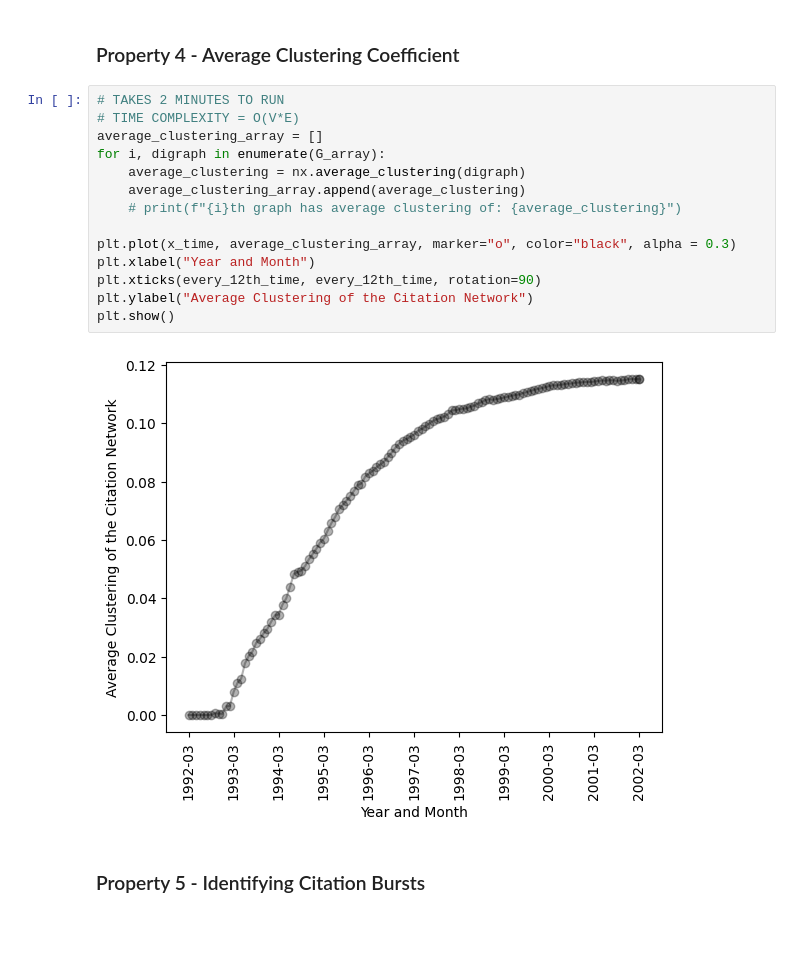
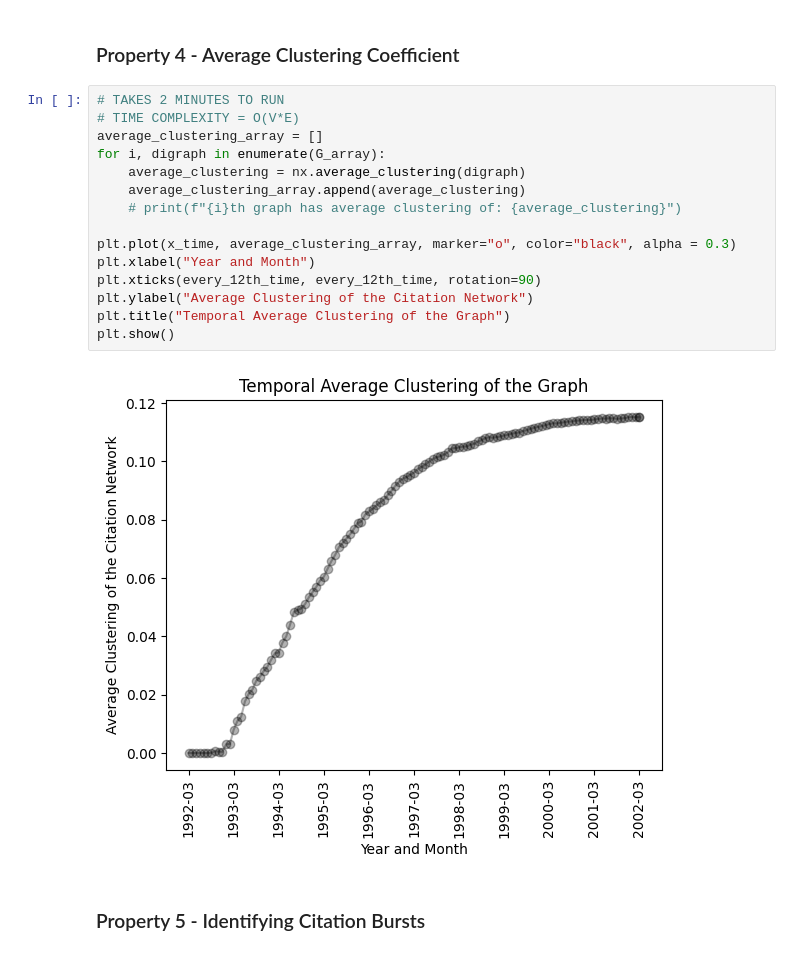
Before and after one commit to AdityaMishraOG/analyzing_citation_networks, a Jupyter notebook: 1.ipynb, the cells around one changed output. Drawn from its saved outputs; the diff is of its cells as text; blank space fills up the shorter version.

```diff
--- a/1.ipynb
+++ b/1.ipynb
@@ -274,19 +294,20 @@ plt.show()
 # %%
 # TAKES 2 MINUTES TO RUN
 # TIME COMPLEXITY = O(V*E)
 average_clustering_array = []
 for i, digraph in enumerate(G_array):
     average_clustering = nx.average_clustering(digraph)
     average_clustering_array.append(average_clustering)
     # print(f"{i}th graph has average clustering of: {average_clustering}")
 
 plt.plot(x_time, average_clustering_array, marker="o", color="black", alpha = 0.3)
 plt.xlabel("Year and Month")
 plt.xticks(every_12th_time, every_12th_time, rotation=90)
 plt.ylabel("Average Clustering of the Citation Network")
+plt.title("Temporal Average Clustering of the Graph")
 plt.show()
 # %% [output]
-[figure, old version]
+[figure, new version]
 # %% [markdown]
 ### Property 5 - Identifying Citation Bursts
 # %%
```
Also changed, not shown: parts of 10 cells of this notebook, 1 other file.
